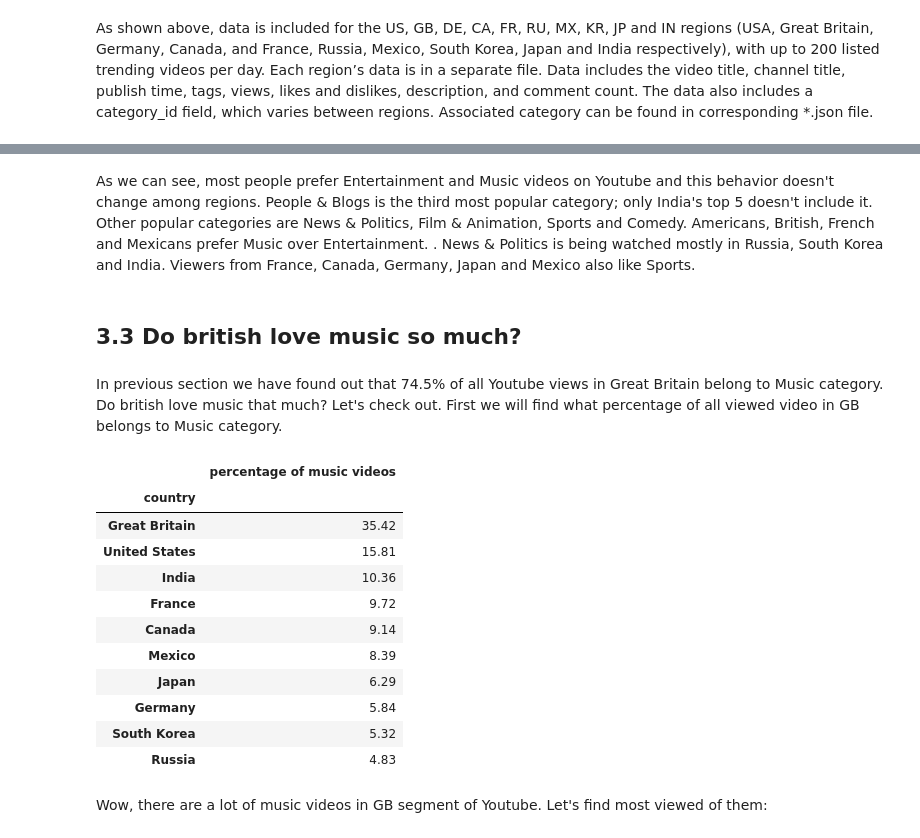
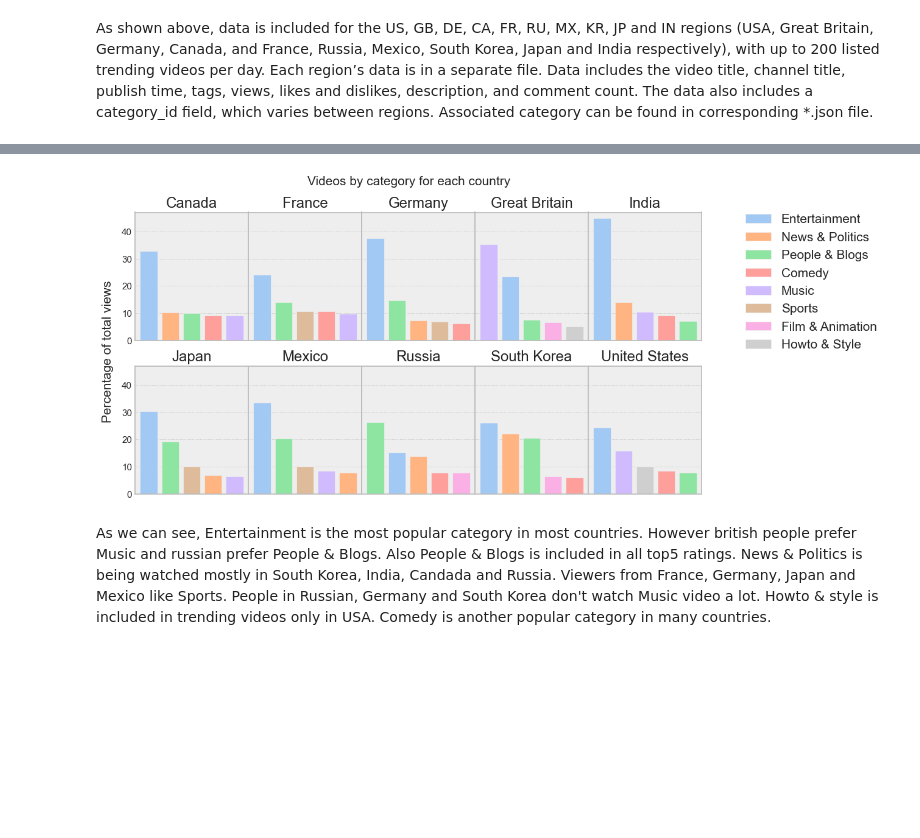
Before and after one commit to Eugeniy-Makarevich/Youtube-trending-videos, a Jupyter notebook: youtube_videos.ipynb, the cells around one changed output, grey strips where cells are left out. Cells and saved outputs as stored; diff of their text form; code cells hidden in the pictures; blank space fills up the shorter version.

```diff
--- a/youtube_videos.ipynb
+++ b/youtube_videos.ipynb
@@ -212,7 +226,8 @@ This table is hard to read, so let's better create a plot. Also we will use perc
 # %%
 # calculate percentage of total
-df2 = df.groupby(['country', 'category']).agg({'views': 'sum'})
+df2 = df.groupby(['country', 'category']).agg({'video_id': 'count'})
+df2.rename(columns={'video_id': 'No. videos'}, inplace=True)
 df2 = df2.groupby(level=0, group_keys=False).apply(
     lambda x: round(100 * x / float(x.sum()), 1))
-df2 = df2['views'].groupby('country', group_keys=False)
+df2 = df2['No. videos'].groupby('country', group_keys=False)
 df2 = df2.apply(lambda x: x.sort_values(ascending=False).head(5)).reset_index()
@@ -264,29 +234,46 @@ sup = fig.suptitle('Views by category for each country',
+# %%
+# create colorMap
+numberOfColors = df2['No. videos'].nunique()
+categoryColors = sns.color_palette('pastel')[0:numberOfColors]
+category = df2['category'].unique()
+colorMap = {category[i]: categoryColors[i] for i, _ in enumerate(category)}
+df2['color'] = df2['category'].map(colorMap)
+
+# create subplots
+fig, axs = plt.subplots(nrows=2, ncols=5, figsize=(12, 6),
+                        subplot_kw={'xticks': []}, sharey=True)
+
+# auxiliary variables
+regionList = df2['country'].unique()
+handles = []
+labels = []
+
+# plot bar charts
+for i, region in enumerate(regionList):
+    regionData = df2.groupby(
+        'country').get_group(region).reset_index()
+    axs.flat[i].bar(regionData['category'], regionData['No. videos'],
+                    color=regionData['color'], label=regionData['category'])
+    axs.flat[i].grid(visible=True, linestyle='dotted', linewidth=0.5)
+    # get handles and labels for legend
+    line = axs.flat[i].get_legend_handles_labels()
+    for handle in line[0]:
+        handles.append(handle)
+    for label in line[1]:
+        labels.append(label)
+    axs.flat[i].set_title(regionData.loc[0, 'country'])
+# get unique labels with dict
+legendDict = {labels[i]: handles[i] for i, _ in enumerate(labels)}
+
+legend = fig.legend(handles=legendDict.values(), labels=legendDict.keys(),
+                    loc="lower center",
+                    bbox_to_anchor=(1.05, 0.47), frameon=False, fontsize=15)
+fig.subplots_adjust(wspace=0, hspace=0.2)
+text = fig.text(0.08, 0.5, 'Percentage of total views', va='center',
+                rotation='vertical', fontsize=15)
+sup = fig.suptitle('Videos by category for each country',
+                   fontsize=15)
+# %% [output]
+[figure, added]
 # %% [markdown]
-As we can see, most people prefer Entertainment and Music videos on Youtube and this behavior doesn't change among regions. People & Blogs is the third most popular category; only India's top 5 doesn't include it. Other popular categories are News & Politics, Film & Animation, Sports and Comedy. Americans, British, French and Mexicans prefer Music over Entertainment. . News & Politics is being watched mostly in Russia, South Korea and India. Viewers from France, Canada, Germany, Japan and Mexico also like Sports.
+As we can see, Entertainment is the most popular category in most countries. However british people prefer Music and russian prefer People & Blogs. Also People & Blogs is included in all top5 ratings. News & Politics is being watched mostly in  South Korea, India, Candada and Russia. Viewers from France, Germany, Japan and Mexico like Sports. People in Russian, Germany and South Korea don't watch Music video a lot. Howto & style is included in trending videos only in USA. Comedy is another popular category in many countries.
-# %% [markdown]
-## 3.3 Do british love music so much?
-# %% [markdown]
-In previous section we have found out that 74.5% of all Youtube views in Great Britain belong to Music category. Do british love music that much? Let's check out.  First we will find what percentage of all viewed video in GB belongs to Music category.
-# %%
-dfMusic = df.loc[df['category'] == 'Music']
-dfMusic = dfMusic.groupby('country').agg({'video_id': 'count'})
-dfCount = df.groupby('country').agg({'video_id': 'count'})
-dfMusicPercentage = round((dfMusic/dfCount)*100,2)
-dfMusicPercentage.rename(columns={'video_id': 'percentage of music videos'},
-                         inplace=True)
-dfMusicPercentage.sort_values(by='percentage of music videos', ascending=False)
-# %% [output]
-|  | percentage of music videos |
-| country |  |
-| Great Britain | 35.42 |
-| United States | 15.81 |
-| India | 10.36 |
-| France | 9.72 |
-| Canada | 9.14 |
-| Mexico | 8.39 |
-| Japan | 6.29 |
-| Germany | 5.84 |
-| South Korea | 5.32 |
-| Russia | 4.83 |
-# %% [markdown]
-Wow, there are a lot of music videos in GB segment of Youtube. Let's find most viewed of them:
```
Also changed, not shown: parts of 30 cells of this notebook.
